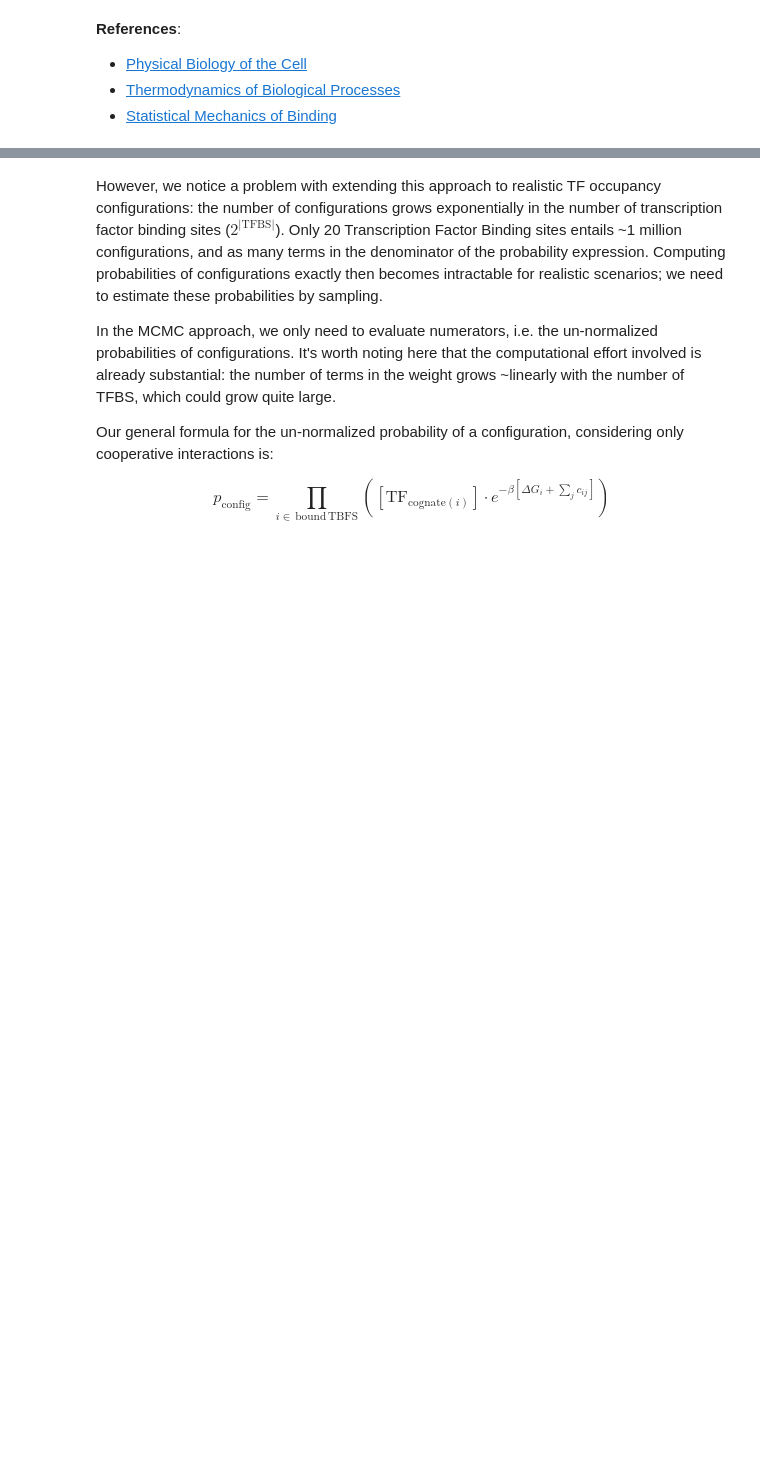
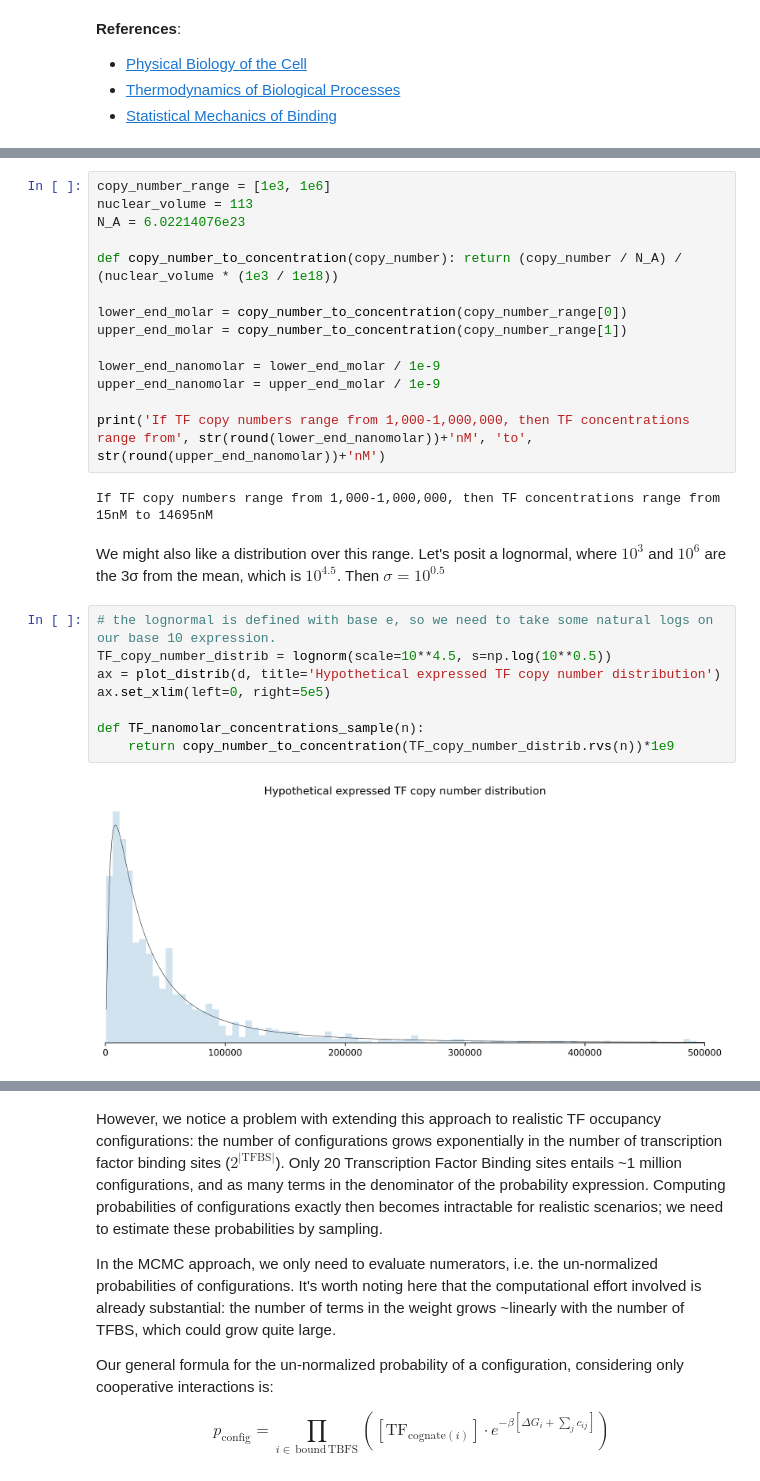
Before and after one commit to alexlenail/back_of_my_envelope, a Jupyter notebook: _notebooks/2022-01-12-equilibrium_TFs.ipynb, the cells around one changed output, grey strips where cells are left out. Cells and saved outputs as stored; diff of their text form; blank space fills up the shorter version.

```diff
--- a/_notebooks/2022-01-12-equilibrium_TFs.ipynb
+++ b/_notebooks/2022-01-12-equilibrium_TFs.ipynb
@@ -99,0 +151,28 @@ The takeaway is that both the kinetic and thermodynamic formalisms produce an eq
+# %%
+copy_number_range = [1e3, 1e6]
+nuclear_volume = 113
+N_A = 6.02214076e23
+
+def copy_number_to_concentration(copy_number): return (copy_number / N_A) / (nuclear_volume * (1e3 / 1e18))
+
+lower_end_molar = copy_number_to_concentration(copy_number_range[0])
+upper_end_molar = copy_number_to_concentration(copy_number_range[1])
+
+lower_end_nanomolar = lower_end_molar / 1e-9
+upper_end_nanomolar = upper_end_molar / 1e-9
+
+print('If TF copy numbers range from 1,000-1,000,000, then TF concentrations range from', str(round(lower_end_nanomolar))+'nM', 'to', str(round(upper_end_nanomolar))+'nM')
+# %% [output]
+If TF copy numbers range from 1,000-1,000,000, then TF concentrations range from 15nM to 14695nM
+# %% [markdown]
+We might also like a distribution over this range. Let's posit a lognormal, where $10^3$ and $10^6$ are the 3σ from the mean, which is $10^{4.5}$. Then $\sigma = 10^{0.5}$
+# %%
+# the lognormal is defined with base e, so we need to take some natural logs on our base 10 expression.
+TF_copy_number_distrib = lognorm(scale=10**4.5, s=np.log(10**0.5))
+ax = plot_distrib(d, title='Hypothetical expressed TF copy number distribution')
+ax.set_xlim(left=0, right=5e5)
+
+def TF_nanomolar_concentrations_sample(n):
+    return copy_number_to_concentration(TF_copy_number_distrib.rvs(n))*1e9
+# %% [output]
+[figure, added]
```
Also changed, not shown: parts of 27 cells of this notebook.
